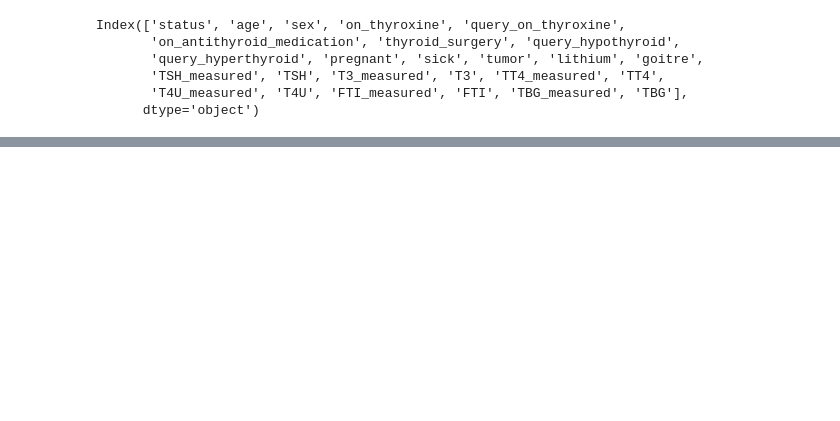
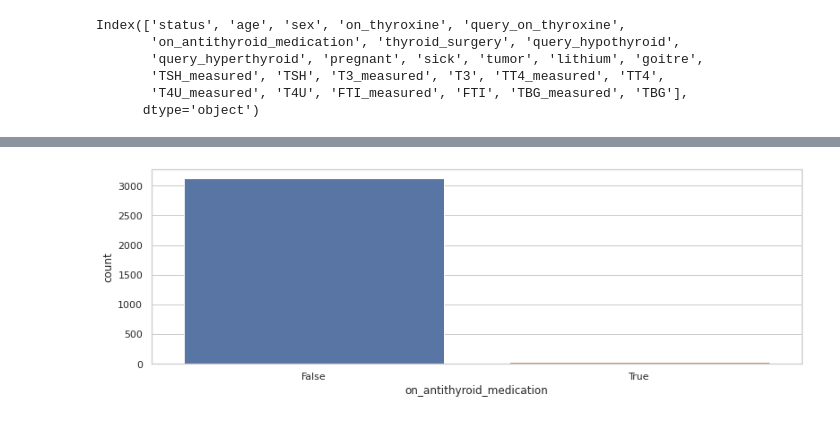
Before and after one commit to Eswa2020/Decision-trees-project, a Jupyter notebook: Esther_Wairimu_Kamau_Independent_Project_week8_core.ipynb, the cells around one changed output, grey strips where cells are left out. Saved outputs shown, nothing was run; the diff lists cells and outputs as text; code cells hidden in the pictures; blank space fills up the shorter version.

```diff
--- a/Esther_Wairimu_Kamau_Independent_Project_week8_core.ipynb
+++ b/Esther_Wairimu_Kamau_Independent_Project_week8_core.ipynb
@@ -418,0 +445,5 @@ sns.pairplot(df_thyroid,hue="")
+# %%
+plt.figure(figsize=(13, 4))
+sns.countplot(df_thyroid.on_antithyroid_medication.dropna(), order = df_thyroid.on_antithyroid_medication.value_counts().index);
+# %% [output]
+[figure, added]
```
Also changed, not shown: parts of 43 cells of this notebook.
